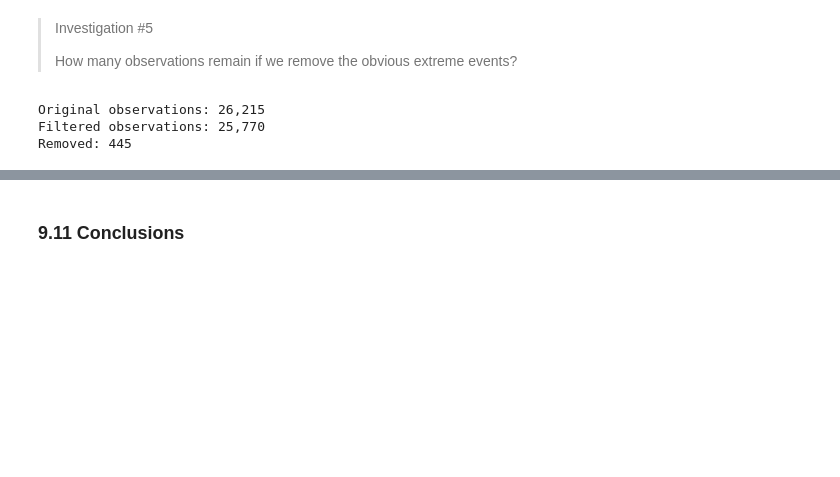
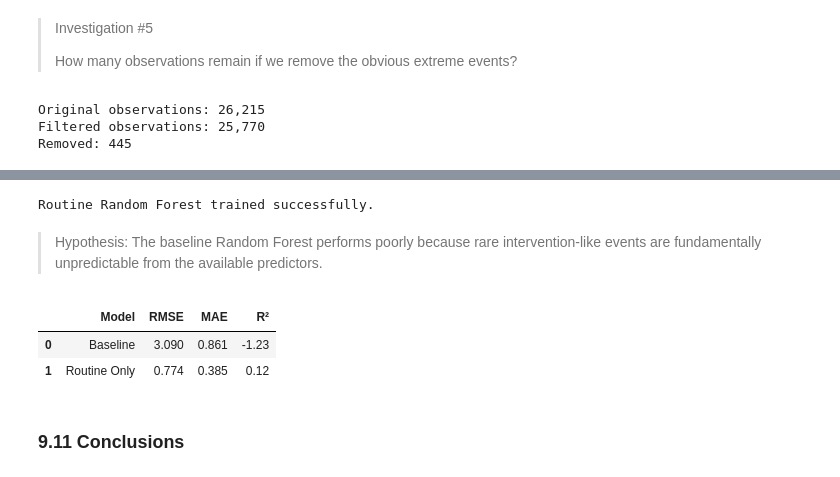
Before and after one commit to stephfn/honey-yield-predictive-model, a Jupyter notebook: Stephanie_Work/Honey_DuckDB_Practice.ipynb, the cells around one changed output, grey strips where cells are left out. Cells and saved outputs as stored; diff of their text form; code cells hidden in the pictures; blank space fills up the shorter version.

Commit message:
Complete Random Forest modeling workflow and compare routine vs. extreme hive weight changes

```diff
--- a/Stephanie_Work/Honey_DuckDB_Practice.ipynb
+++ b/Stephanie_Work/Honey_DuckDB_Practice.ipynb
@@ -1788,2 +1804,68 @@ Removed: 445
+# %%
+rf_routine = RandomForestRegressor(
+    n_estimators=300,
+    random_state=42,
+    n_jobs=-1
+)
+
+rf_routine.fit(X_train_routine, y_train_routine)
+
+routine_predictions = rf_routine.predict(X_test_routine)
+
+print("Routine Random Forest trained successfully.")
+# %% [output]
+Routine Random Forest trained successfully.
+# %% [markdown]
+>
+>Hypothesis: The baseline Random Forest performs poorly because rare intervention-like events are fundamentally unpredictable from the available predictors.
+>
+# %%
+baseline_rmse = root_mean_squared_error(y_test_hist, history_predictions)
+baseline_mae = mean_absolute_error(y_test_hist, history_predictions)
+baseline_r2 = r2_score(y_test_hist, history_predictions)
+# %%
+routine_predictions = rf_routine.predict(X_test_routine)
+
+routine_rmse = root_mean_squared_error(
+    y_test_routine,
+    routine_predictions
+)
+
+routine_mae = mean_absolute_error(
+    y_test_routine,
+    routine_predictions
+)
+
+routine_r2 = r2_score(
+    y_test_routine,
+    routine_predictions
+)
+# %%
+comparison = pd.DataFrame({
+    "Model": [
+        "Baseline",
+        "Routine Only"
+    ],
+    "RMSE": [
+        baseline_rmse,
+        routine_rmse
+    ],
+    "MAE": [
+        baseline_mae,
+        routine_mae
+    ],
+    "R²": [
+        baseline_r2,
+        routine_r2
+    ]
+})
+# %%
+comparison = comparison.round(3)
+
+comparison
+# %% [output]
+|  | Model | RMSE | MAE | R² |
+| 0 | Baseline | 3.090 | 0.861 | -1.23 |
+| 1 | Routine Only | 0.774 | 0.385 | 0.12 |
 # %% [markdown]
 ### 9.11 Conclusions
```
Also changed, not shown: parts of 14 cells of this notebook.
